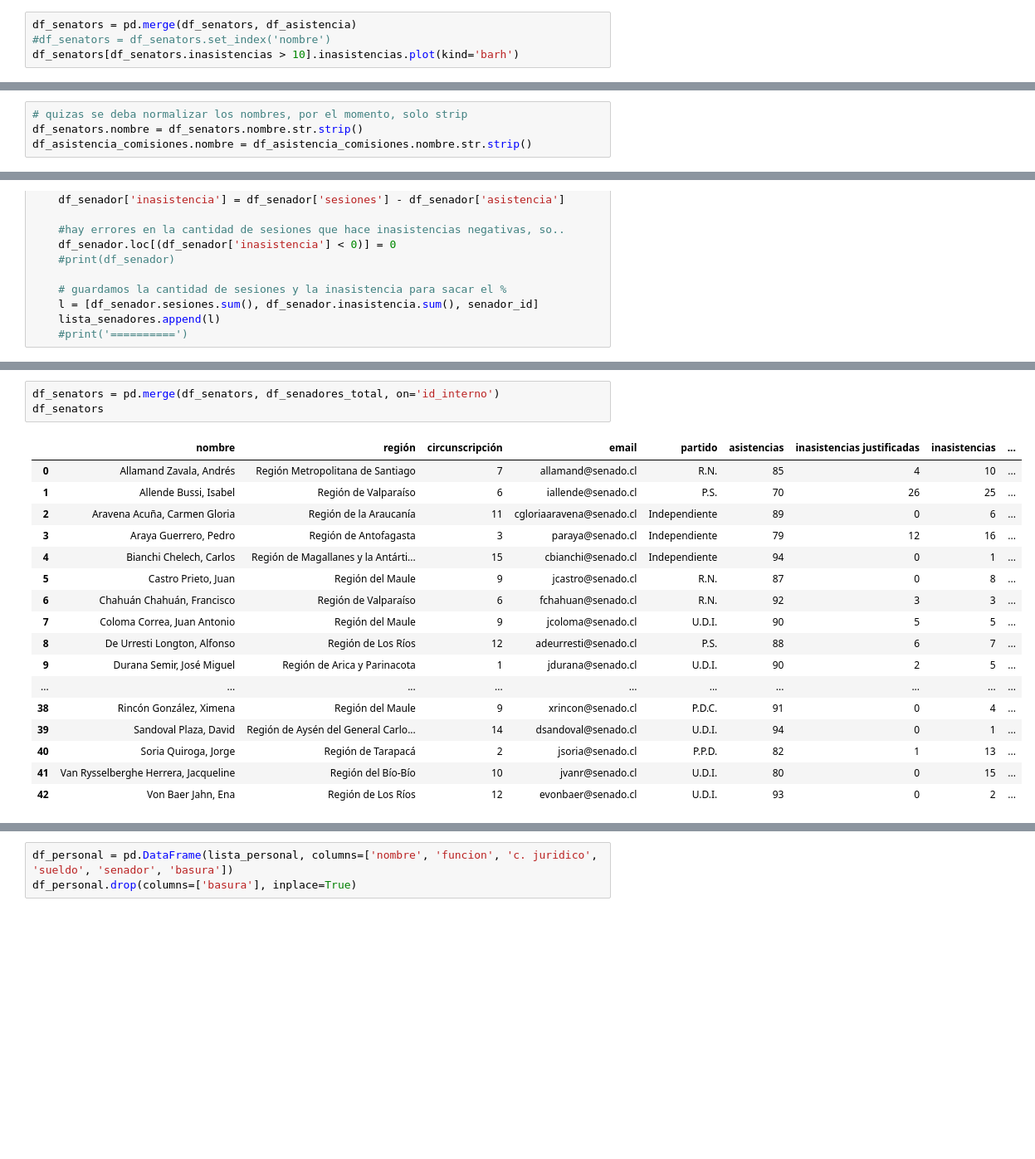
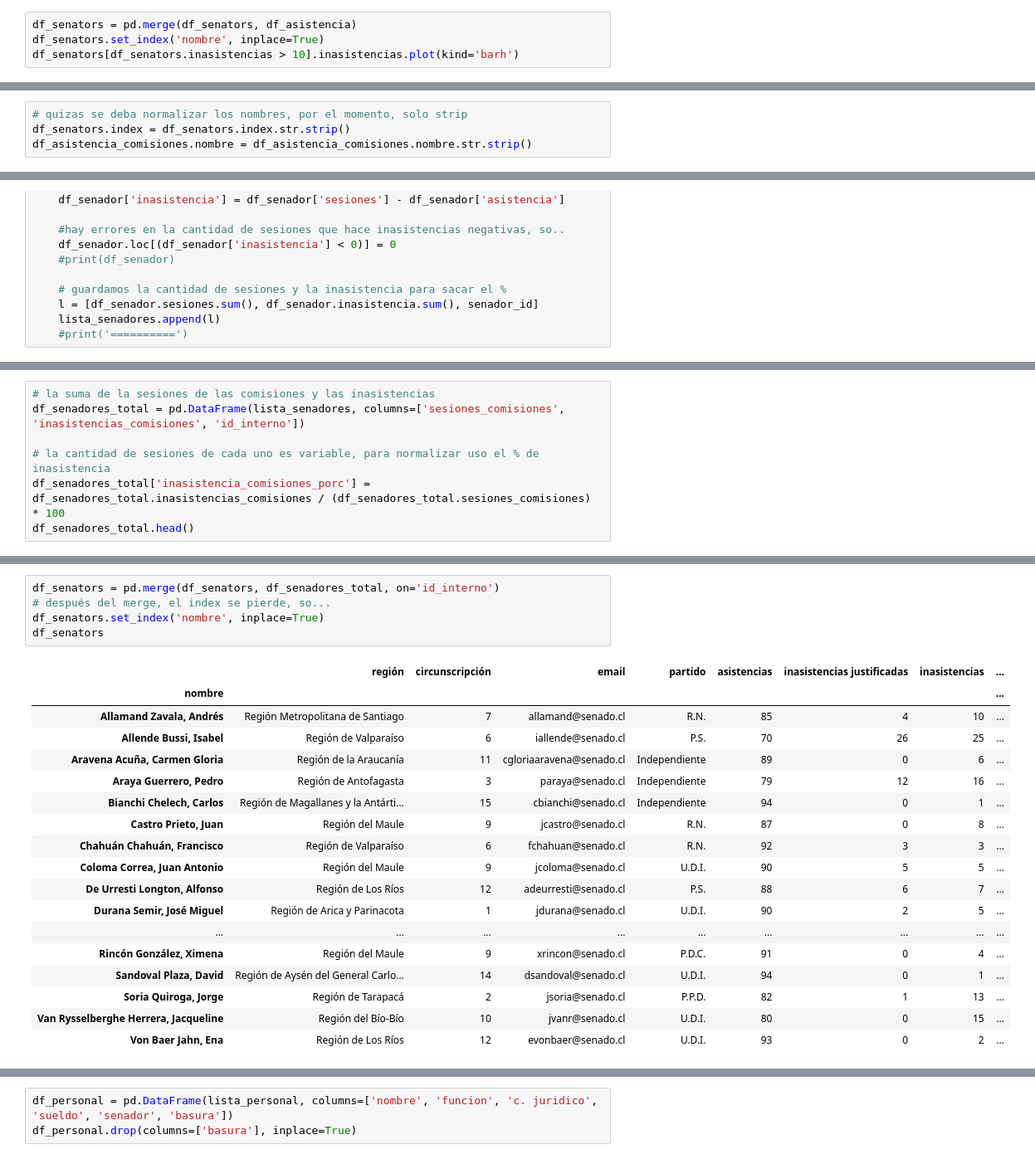
Before and after one commit to mauricioponce/polis, a Jupyter notebook: polis.ipynb, the cells around one changed output, grey strips where cells are left out. Shown at 83% size. Saved outputs shown, nothing was run; the diff lists cells and outputs as text; blank space fills up the shorter version.

```diff
--- a/polis.ipynb
+++ b/polis.ipynb
@@ -113,7 +120,7 @@ df_asistencia.head()
 assert len(df_asistencia) == 43, 'Son 43 senadores actuales'
 # %%
 df_senators = pd.merge(df_senators, df_asistencia)
-#df_senators = df_senators.set_index('nombre')
+df_senators.set_index('nombre', inplace=True)
 df_senators[df_senators.inasistencias > 10].inasistencias.plot(kind='barh')
 # %% [output]
 <matplotlib.axes._subplots.AxesSubplot at 0x...>
@@ -160,7 +167,7 @@ df_asistencia_comisiones['id_interno'] = pd.to_numeric(df_asistencia_comisiones[
 df_asistencia_comisiones = df_asistencia_comisiones[df_asistencia_comisiones.id_interno > 0]
 # %%
 # quizas se deba normalizar los nombres, por el momento, solo strip
-df_senators.nombre = df_senators.nombre.str.strip()
+df_senators.index = df_senators.index.str.strip()
 df_asistencia_comisiones.nombre = df_asistencia_comisiones.nombre.str.strip()
 # %%
 # acá el df tiene la info básica y los id de cada senador
@@ -218,0 +216,7 @@ df_senadores_total.head()
+# %%
+# la suma de la sesiones de las comisiones y las inasistencias
+df_senadores_total = pd.DataFrame(lista_senadores, columns=['sesiones_comisiones', 'inasistencias_comisiones', 'id_interno'])
+
+# la cantidad de sesiones de cada uno es variable, para normalizar uso el % de inasistencia
+df_senadores_total['inasistencia_comisiones_porc'] = df_senadores_total.inasistencias_comisiones / (df_senadores_total.sesiones_comisiones) * 100
+df_senadores_total.head()
@@ -219,21 +230,24 @@ df_senadores_total.head()
 # %%
 df_senators = pd.merge(df_senators, df_senadores_total, on='id_interno')
+# después del merge, el index se pierde, so...
+df_senators.set_index('nombre', inplace=True)
 df_senators
 # %% [output]
-|  | nombre | región | circunscripción | email | partido | asistencias | inasistencias justificadas | inasistencias | ... |
-| 0 | Allamand Zavala, Andrés | Región Metropolitana de Santiago | 7 | allamand@senado.cl | R.N. | 85 | 4 | 10 | ... |
-| 1 | Allende Bussi, Isabel | Región de Valparaíso | 6 | iallende@senado.cl | P.S. | 70 | 26 | 25 | ... |
-| 2 | Aravena Acuña, Carmen Gloria | Región de la Araucanía | 11 | cgloriaaravena@senado.cl | Independiente | 89 | 0 | 6 | ... |
-| 3 | Araya Guerrero, Pedro | Región de Antofagasta | 3 | paraya@senado.cl | Independiente | 79 | 12 | 16 | ... |
-| 4 | Bianchi Chelech, Carlos | Región de Magallanes y la Antárti... | 15 | cbianchi@senado.cl | Independiente | 94 | 0 | 1 | ... |
-| 5 | Castro Prieto, Juan | Región del Maule | 9 | jcastro@senado.cl | R.N. | 87 | 0 | 8 | ... |
-| 6 | Chahuán Chahuán, Francisco | Región de Valparaíso | 6 | fchahuan@senado.cl | R.N. | 92 | 3 | 3 | ... |
-| 7 | Coloma Correa, Juan Antonio | Región del Maule | 9 | jcoloma@senado.cl | U.D.I. | 90 | 5 | 5 | ... |
-| 8 | De Urresti Longton, Alfonso | Región de Los Ríos | 12 | adeurresti@senado.cl | P.S. | 88 | 6 | 7 | ... |
-| 9 | Durana Semir, José Miguel | Región de Arica y Parinacota | 1 | jdurana@senado.cl | U.D.I. | 90 | 2 | 5 | ... |
-| ... | ... | ... | ... | ... | ... | ... | ... | ... | ... |
-| 38 | Rincón González, Ximena | Región del Maule | 9 | xrincon@senado.cl | P.D.C. | 91 | 0 | 4 | ... |
-| 39 | Sandoval Plaza, David | Región de Aysén del General Carlo... | 14 | dsandoval@senado.cl | U.D.I. | 94 | 0 | 1 | ... |
-| 40 | Soria Quiroga, Jorge | Región de Tarapacá | 2 | jsoria@senado.cl | P.P.D. | 82 | 1 | 13 | ... |
-| 41 | Van Rysselberghe Herrera, Jacqueline | Región del Bío-Bío | 10 | jvanr@senado.cl | U.D.I. | 80 | 0 | 15 | ... |
-| 42 | Von Baer Jahn, Ena | Región de Los Ríos | 12 | evonbaer@senado.cl | U.D.I. | 93 | 0 | 2 | ... |
+|  | región | circunscripción | email | partido | asistencias | inasistencias justificadas | inasistencias | ... |
+| nombre |  |  |  |  |  |  |  | ... |
+| Allamand Zavala, Andrés | Región Metropolitana de Santiago | 7 | allamand@senado.cl | R.N. | 85 | 4 | 10 | ... |
+| Allende Bussi, Isabel | Región de Valparaíso | 6 | iallende@senado.cl | P.S. | 70 | 26 | 25 | ... |
+| Aravena Acuña, Carmen Gloria | Región de la Araucanía | 11 | cgloriaaravena@senado.cl | Independiente | 89 | 0 | 6 | ... |
+| Araya Guerrero, Pedro | Región de Antofagasta | 3 | paraya@senado.cl | Independiente | 79 | 12 | 16 | ... |
+| Bianchi Chelech, Carlos | Región de Magallanes y la Antárti... | 15 | cbianchi@senado.cl | Independiente | 94 | 0 | 1 | ... |
+| Castro Prieto, Juan | Región del Maule | 9 | jcastro@senado.cl | R.N. | 87 | 0 | 8 | ... |
+| Chahuán Chahuán, Francisco | Región de Valparaíso | 6 | fchahuan@senado.cl | R.N. | 92 | 3 | 3 | ... |
+| Coloma Correa, Juan Antonio | Región del Maule | 9 | jcoloma@senado.cl | U.D.I. | 90 | 5 | 5 | ... |
+| De Urresti Longton, Alfonso | Región de Los Ríos | 12 | adeurresti@senado.cl | P.S. | 88 | 6 | 7 | ... |
+| Durana Semir, José Miguel | Región de Arica y Parinacota | 1 | jdurana@senado.cl | U.D.I. | 90 | 2 | 5 | ... |
+| ... | ... | ... | ... | ... | ... | ... | ... | ... |
+| Rincón González, Ximena | Región del Maule | 9 | xrincon@senado.cl | P.D.C. | 91 | 0 | 4 | ... |
+| Sandoval Plaza, David | Región de Aysén del General Carlo... | 14 | dsandoval@senado.cl | U.D.I. | 94 | 0 | 1 | ... |
+| Soria Quiroga, Jorge | Región de Tarapacá | 2 | jsoria@senado.cl | P.P.D. | 82 | 1 | 13 | ... |
+| Van Rysselberghe Herrera, Jacqueline | Región del Bío-Bío | 10 | jvanr@senado.cl | U.D.I. | 80 | 0 | 15 | ... |
+| Von Baer Jahn, Ena | Región de Los Ríos | 12 | evonbaer@senado.cl | U.D.I. | 93 | 0 | 2 | ... |
```
Also changed, not shown: parts of 15 cells of this notebook.
